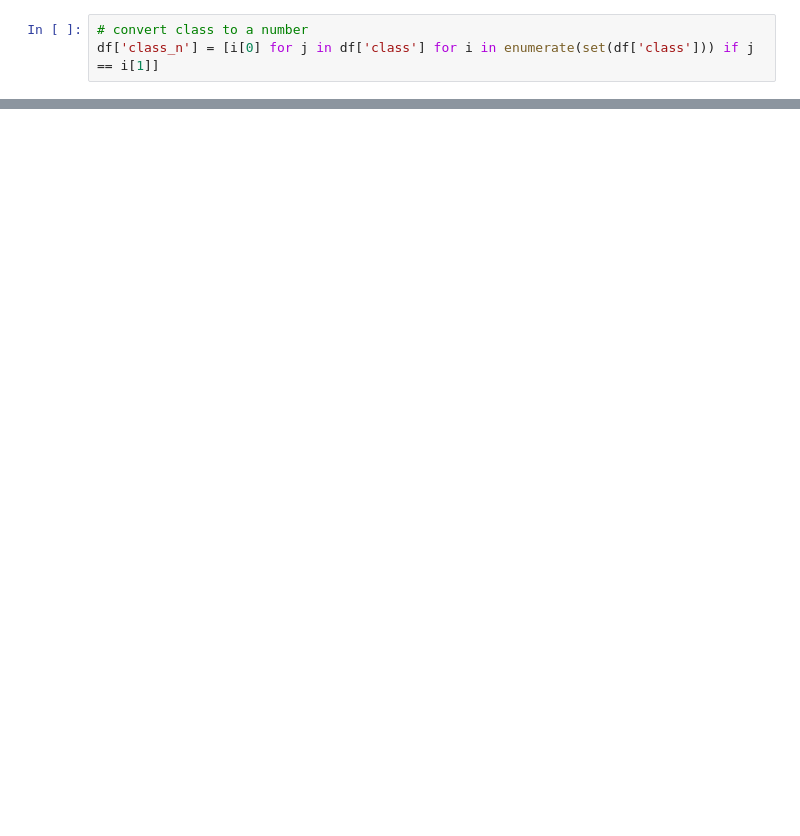
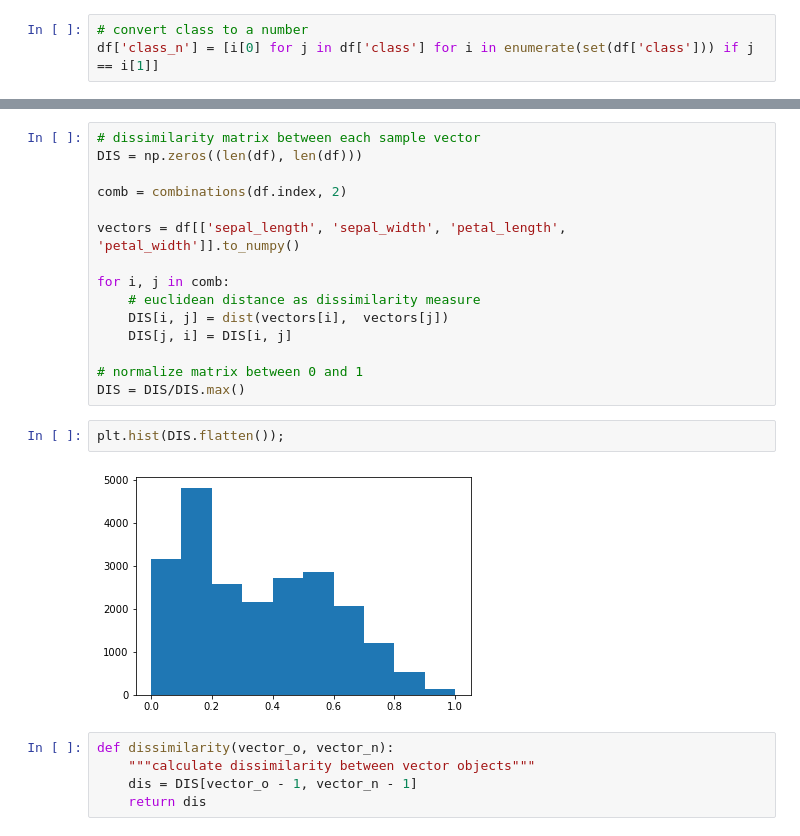
Before and after one commit to yvlaere/ant_sorting, a Jupyter notebook: ant_sorting.ipynb, the cells around one changed output, grey strips where cells are left out. Drawn from its saved outputs; the diff is of its cells as text; blank space fills up the shorter version.

```diff
--- a/ant_sorting.ipynb
+++ b/ant_sorting.ipynb
@@ -512,0 +516,24 @@ for i, j in comb:
+# %%
+# dissimilarity matrix between each sample vector
+DIS = np.zeros((len(df), len(df)))
+
+comb = combinations(df.index, 2)
+
+vectors = df[['sepal_length', 'sepal_width', 'petal_length', 'petal_width']].to_numpy()
+
+for i, j in comb:
+    # euclidean distance as dissimilarity measure
+    DIS[i, j] = dist(vectors[i],  vectors[j])
+    DIS[j, i] = DIS[i, j]
+
+# normalize matrix between 0 and 1
+DIS = DIS/DIS.max()
+# %%
+plt.hist(DIS.flatten());
+# %% [output]
+[figure, added]
+# %%
+def dissimilarity(vector_o, vector_n):
+    """calculate dissimilarity between vector objects"""
+    dis = DIS[vector_o - 1, vector_n - 1]
+    return dis
```
Also changed, not shown: parts of 20 cells of this notebook.
